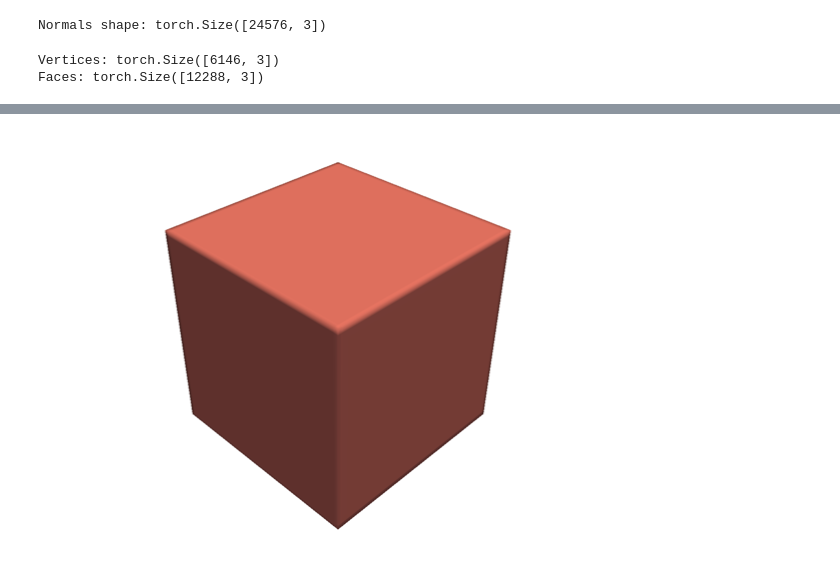
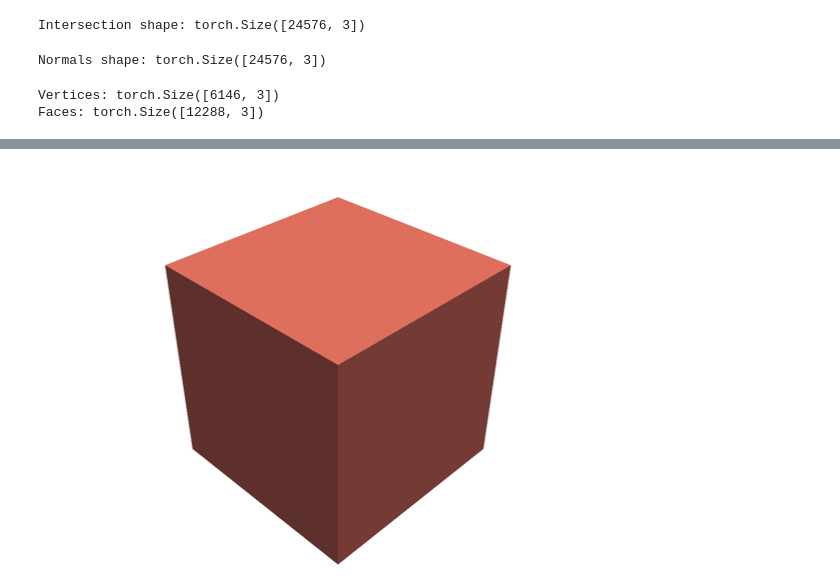
Before and after one commit to GuangyanCai/isoext, a Jupyter notebook: doc/dual_contouring.ipynb, the cells around one changed output, grey strips where cells are left out. Cells and saved outputs as stored; diff of their text form; code cells hidden in the pictures.

Commit message:
Improved the dual contouring interface, which now supports computing the normals when they are not provided. Updated the doc as well.

```diff
--- a/doc/dual_contouring.ipynb
+++ b/doc/dual_contouring.ipynb
@@ -29,2 +47,9 @@ Found 24,576 intersection points
+# %%
+# Step 1: Find edge-surface intersections
+intersection = isoext.get_intersection(grid, level=0.0)
+points = intersection.get_points()
+print(f"Intersection shape: {points.shape}")
+# %% [output]
+Intersection shape: torch.Size([24576, 3])
 # %%
 # Step 2: Compute accurate normals using the SDF gradient
@@ -36,13 +60,13 @@ print(f"Normals shape: {normals.shape}")
 # %% [output]
 Normals shape: torch.Size([24576, 3])
 # %%
-# Step 3: Run dual contouring
-vertices, faces = isoext.dual_contouring(grid, intersection, level=0.0)
+# Step 3: Run dual contouring with custom normals
+vertices, faces = isoext.dual_contouring(grid, level=0.0, intersection=intersection)
 
 print(f"Vertices: {vertices.shape}")  # (N, 3) float32
 print(f"Faces: {faces.shape}")        # (M, 3) int32
 
-show_mesh(vertices, faces, color="salmon")
+show_mesh(vertices, faces, color="salmon", smooth_shading=False)
 # %% [output]
 Vertices: torch.Size([6146, 3])
 Faces: torch.Size([12288, 3])
@@ -50 +73 @@ Faces: torch.Size([12288, 3])
-[figure, old version]
+[figure, new version]
```
Also changed, not shown: parts of 7 cells of this notebook, 22 other files.
